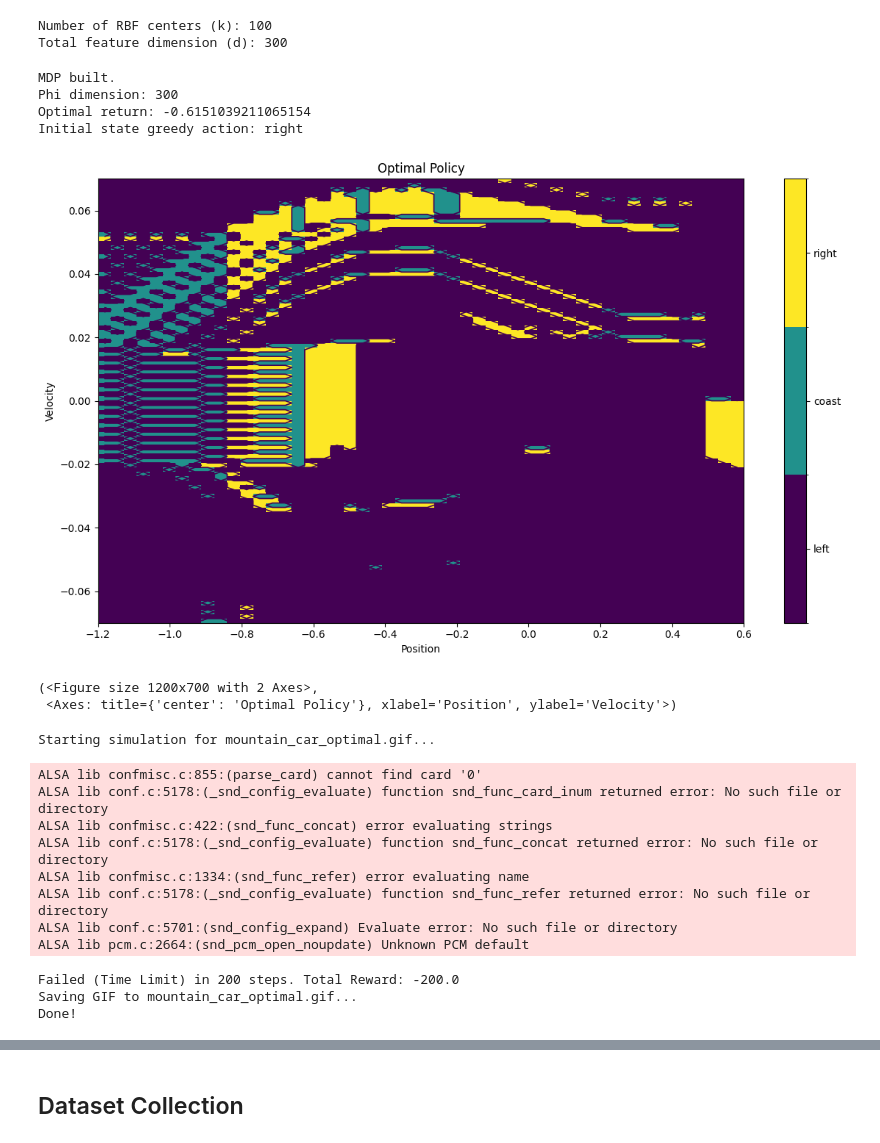
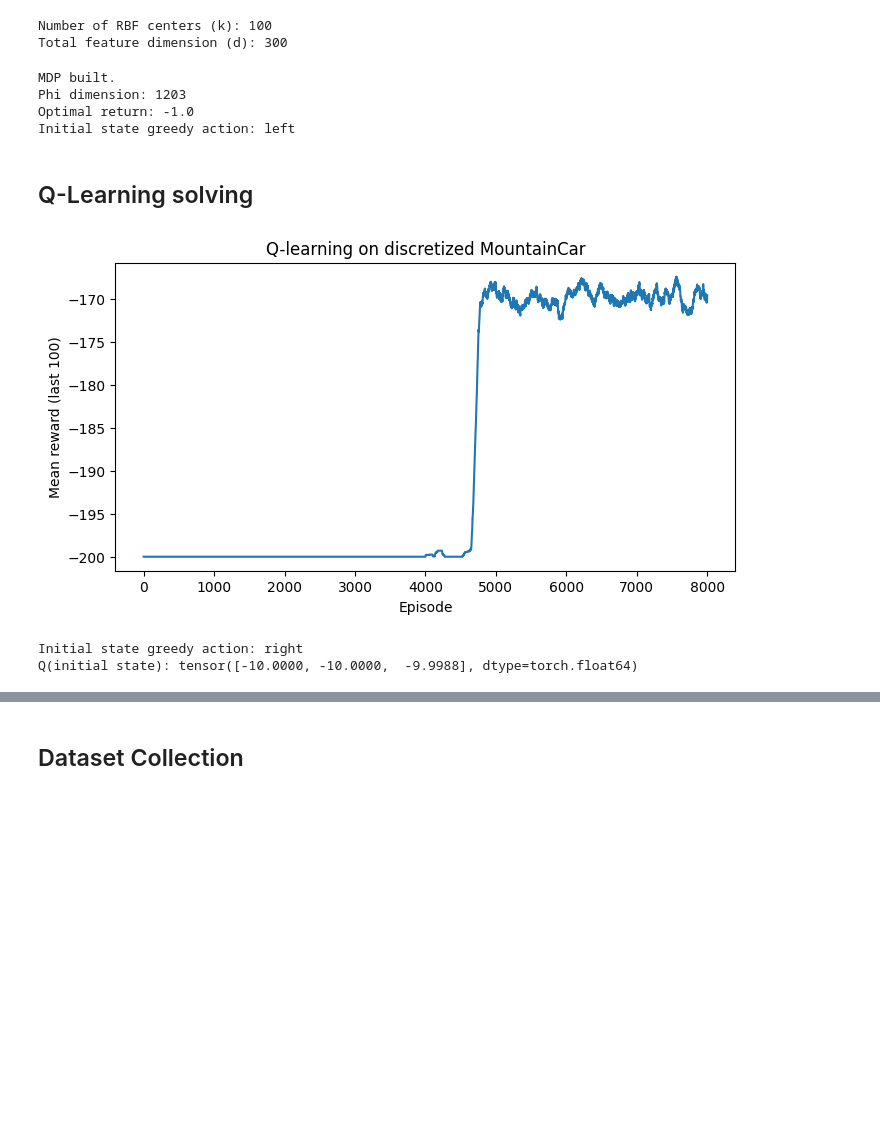
Before and after one commit to maaurod/FOGAS, a Jupyter notebook: testing_vectorized/MountainCar_discretization.ipynb, the cells around one changed output, grey strips where cells are left out. Cells and saved outputs as stored; diff of their text form; code cells hidden in the pictures; blank space fills up the shorter version.

```diff
--- a/testing_vectorized/MountainCar_discretization.ipynb
+++ b/testing_vectorized/MountainCar_discretization.ipynb
@@ -535,7 +638,7 @@ P_flat = torch.from_numpy(P.reshape(N_STATES * N_ACTIONS, N_STATES)).to(dtype=to
 mdp = PolicySolver(
     states=states,
     actions=actions,
-    phi=phi_rbf,
+    phi=phi,
     reward_fn=reward_fn,
     gamma=GAMMA,
     x0=INITIAL_STATE_ID,
@@ -553,31 +656,9 @@ greedy_actions = torch.argmax(pi_star, dim=1)
 print("Initial state greedy action:", action_id_to_label(greedy_actions[INITIAL_STATE_ID].item()))
 # %% [output]
 MDP built.
-Phi dimension: 300
-Optimal return: -0.6151039211065154
-Initial state greedy action: right
+Phi dimension: 1203
+Optimal return: -1.0
+Initial state greedy action: left
-# %%
-plot_policy(mdp.pi_star, N_STATES, N_ACTIONS, STATE_BINS, BIN_CENTERS, BIN_EDGES,
-            state_id_to_multi_bin,
-            CORE_STATE_COUNT=int(np.prod(STATE_BINS)),
-            title="Optimal Policy")
-# %% [output]
-[figure, removed]
-(<Figure size 1200x700 with 2 Axes>,
- <Axes: title={'center': 'Optimal Policy'}, xlabel='Position', ylabel='Velocity'>)
-# %%
-evaluate_and_save_gif(mdp.pi_star, 'mountain_car_optimal.gif')
-# %% [output]
-Starting simulation for mountain_car_optimal.gif...
-ALSA lib confmisc.c:855:(parse_card) cannot find card '0'
-ALSA lib conf.c:5178:(_snd_config_evaluate) function snd_func_card_inum returned error: No such file or directory
-ALSA lib confmisc.c:422:(snd_func_concat) error evaluating strings
-ALSA lib conf.c:5178:(_snd_config_evaluate) function snd_func_concat returned error: No such file or directory
-ALSA lib confmisc.c:1334:(snd_func_refer) error evaluating name
-ALSA lib conf.c:5178:(_snd_config_evaluate) function snd_func_refer returned error: No such file or directory
-ALSA lib conf.c:5701:(snd_config_expand) Evaluate error: No such file or directory
-ALSA lib pcm.c:2664:(snd_pcm_open_noupdate) Unknown PCM default
-Failed (Time Limit) in 200 steps. Total Reward: -200.0
-Saving GIF to mountain_car_optimal.gif...
-Done!
+# %% [markdown]
+## Q-Learning solving
 # %%
@@ -662,3 +738,16 @@ def run_q_learning(
     print("Q(initial state):", q_torch[INITIAL_STATE_ID])
 
     return q_torch, greedy_actions, rewards_per_episode
+# %%
+q_star_ql, greedy_actions_ql, rewards_ql = run_q_learning(
+    episodes=8000,
+    alpha=0.9,
+    gamma=0.9,
+    epsilon_start=1.0,
+    render=False,
+    seed=seed,
+)
+# %% [output]
+[figure, added]
+Initial state greedy action: right
+Q(initial state): tensor([-10.0000, -10.0000,  -9.9988], dtype=torch.float64)
```
Also changed, not shown: parts of 25 cells of this notebook, 4 other files.
